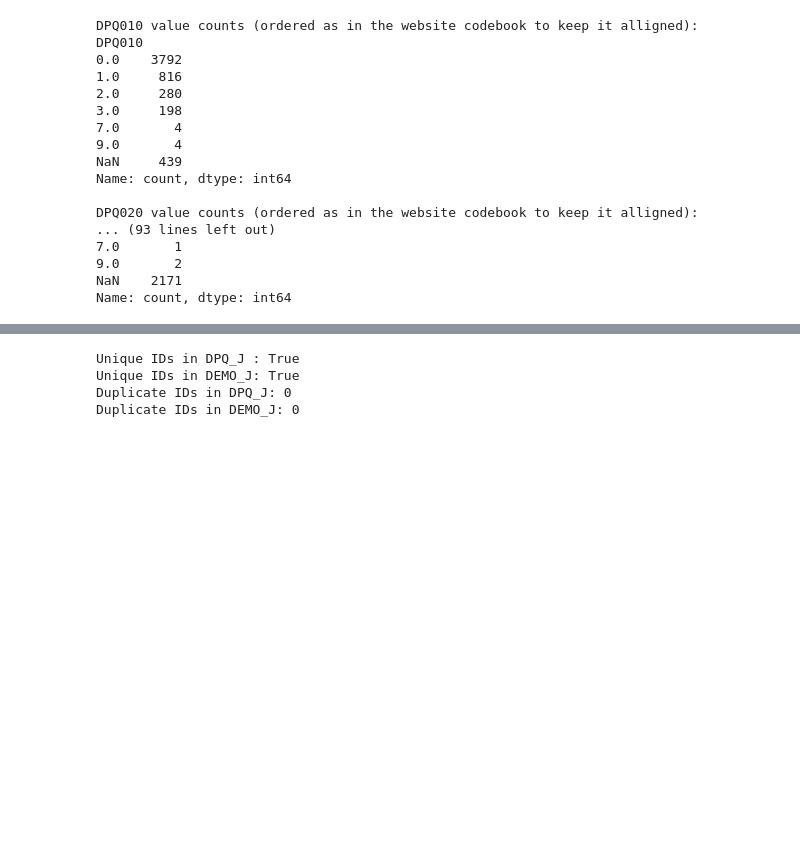
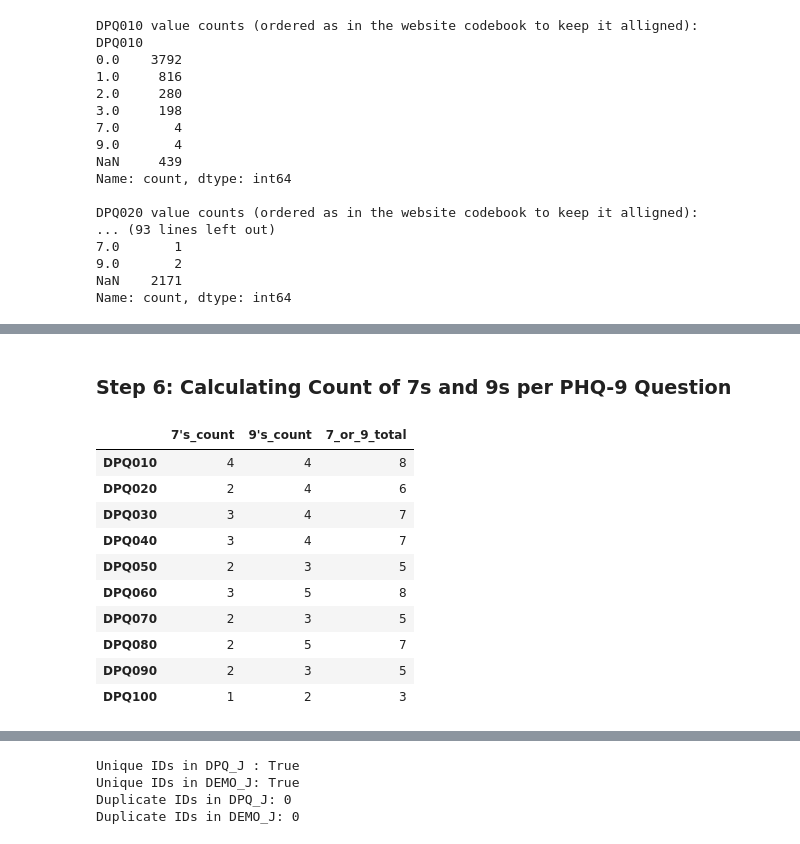
Before and after one commit to Sreyaakm/nhanes-depression-analytics, a Jupyter notebook: notebooks/02_merge_demo_depression.ipynb, the cells around one changed output, grey strips where cells are left out. Drawn from its saved outputs; the diff is of its cells as text; code cells hidden in the pictures; blank space fills up the shorter version.

```diff
--- a/notebooks/02_merge_demo_depression.ipynb
+++ b/notebooks/02_merge_demo_depression.ipynb
@@ -147,3 +153,26 @@ Name: count, dtype: int64
 **Comments:** I used .reindex(order) to make the value counts appear in the specific order that matches the NHANES codebook (0, 1, 2, 3, 7, 9, NaN), instead of the random or frequency-based order pandas gives by default.
 
 ![image.png](embedded-picture-1)
+# %% [markdown]
+### Step 6: Calculating Count of 7s and 9s per PHQ-9 Question
+# %%
+# Count of 7s and 9s per PHQ-9 question
+counts_sevenandnine = pd.DataFrame({
+    "7's_count": (Depression_data[cols_phq] == 7).sum(),
+    "9's_count": (Depression_data[cols_phq] == 9).sum()
+})
+
+counts_sevenandnine["7_or_9_total"] = counts_sevenandnine["7's_count"] + counts_sevenandnine["9's_count"]
+counts_sevenandnine
+# %% [output]
+|  | 7's_count | 9's_count | 7_or_9_total |
+| DPQ010 | 4 | 4 | 8 |
+| DPQ020 | 2 | 4 | 6 |
+| DPQ030 | 3 | 4 | 7 |
+| DPQ040 | 3 | 4 | 7 |
+| DPQ050 | 2 | 3 | 5 |
+| DPQ060 | 3 | 5 | 8 |
+| DPQ070 | 2 | 3 | 5 |
+| DPQ080 | 2 | 5 | 7 |
+| DPQ090 | 2 | 3 | 5 |
+| DPQ100 | 1 | 2 | 3 |
```
Also changed, not shown: parts of 15 cells of this notebook.
